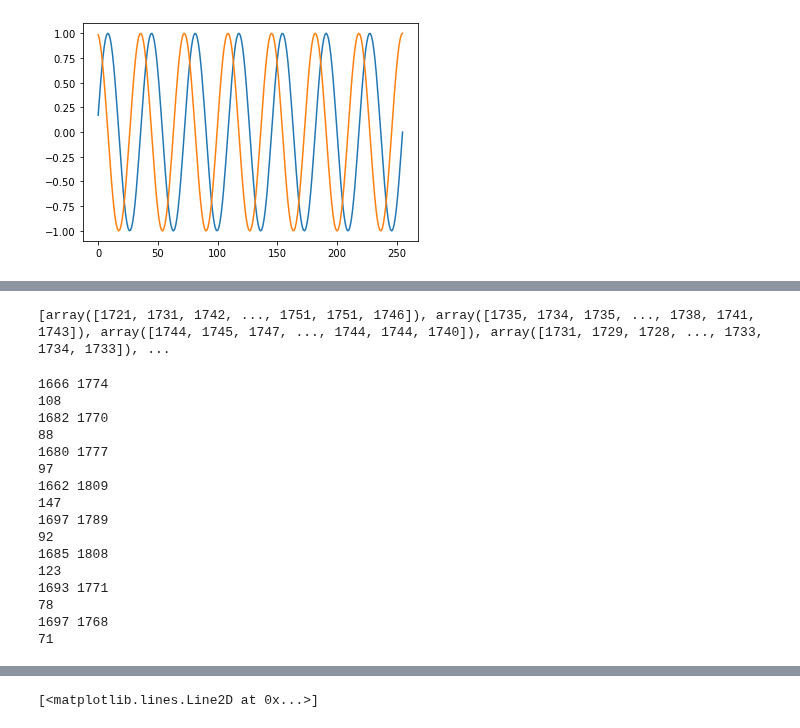
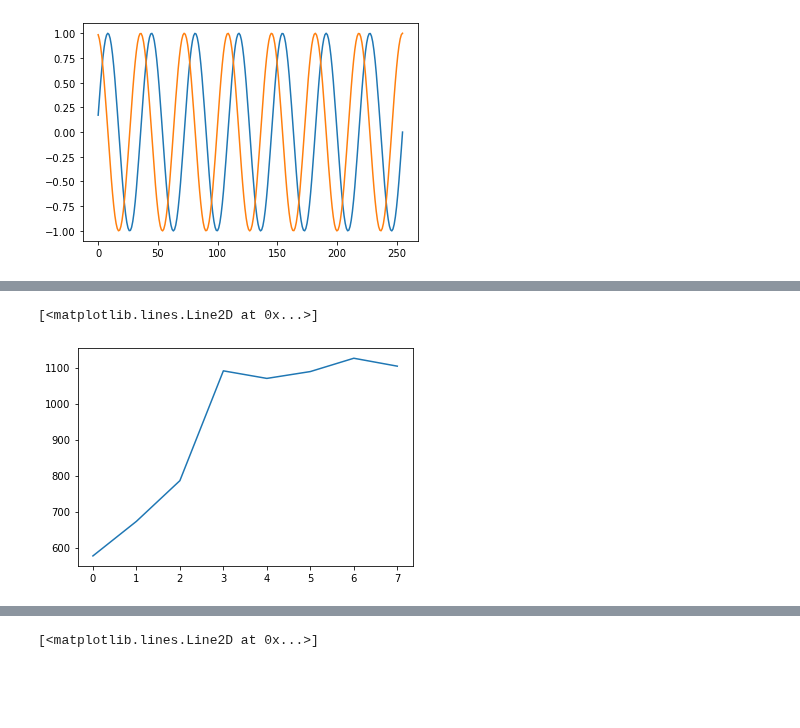
Before and after one commit to yagami009/ding, a Jupyter notebook: micropython/PythonBook.ipynb, the cells around one changed output, grey strips where cells are left out. Cells and saved outputs as stored; diff of their text form; code cells hidden in the pictures; blank space fills up the shorter version.

```diff
--- a/micropython/PythonBook.ipynb
+++ b/micropython/PythonBook.ipynb
@@ -133,31 +135,30 @@ def load_array_data(file_path):
     values = [int(i) for i in data_file]
     return values
 # %%
-data_file = np.array(load_array_data(r"C:\Users\RISHI\Desktop\FYP\EEG-decoding\eeg_lib\log\saved_array.txt"))
+data_file_0 = np.array(load_array_data("/Users/rishil/Desktop/FYP/EEG-decoding/eeg_lib/log/gains.txt"))
+data_file = np.array(load_array_data("/Users/rishil/Desktop/FYP/EEG-decoding/eeg_lib/log/gains1.txt"))
 # %%
+data_0 = np.split(data_file_0, 8)
 data = np.split(data_file, 8)
-# %%
-print(data)
-# %% [output]
-[array([1721, 1731, 1742, ..., 1751, 1751, 1746]), array([1735, 1734, 1735, ..., 1738, 1741, 1743]), array([1744, 1745, 1747, ..., 1744, 1744, 1740]), array([1731, 1729, 1728, ..., 1733, 1734, 1733]), ...
-# %%
-for i in data:
-    print(np.amin(i),np.amax(i))
-    print(np.amax(i)-np.amin(i))
-# %% [output]
-1666 1774
-108
-1682 1770
-88
-1680 1777
-97
-1662 1809
-147
-1697 1789
-92
-1685 1808
-123
-1693 1771
-78
-1697 1768
-71
+# %%
+mins0 = []
+maxs0 = []
+diffs0 = []
+for i in data_0:
+    mins0.append(np.amin(i))
+    maxs0.append(np.amax(i))
+    diffs0.append(np.amax(i)-np.amin(i))
+
+mins = []
+maxs = []
+diffs = []
+for i in data:
+    mins.append(np.amin(i))
+    maxs.append(np.amax(i))
+    diffs.append(np.amax(i)-np.amin(i))
+# %%
+import matplotlib.pyplot as plt
+plt.plot(mins0)
+# %% [output]
+[<matplotlib.lines.Line2D at 0x...>]
+[figure, added]
```
Also changed, not shown: parts of 6 cells of this notebook, 1 other file.
